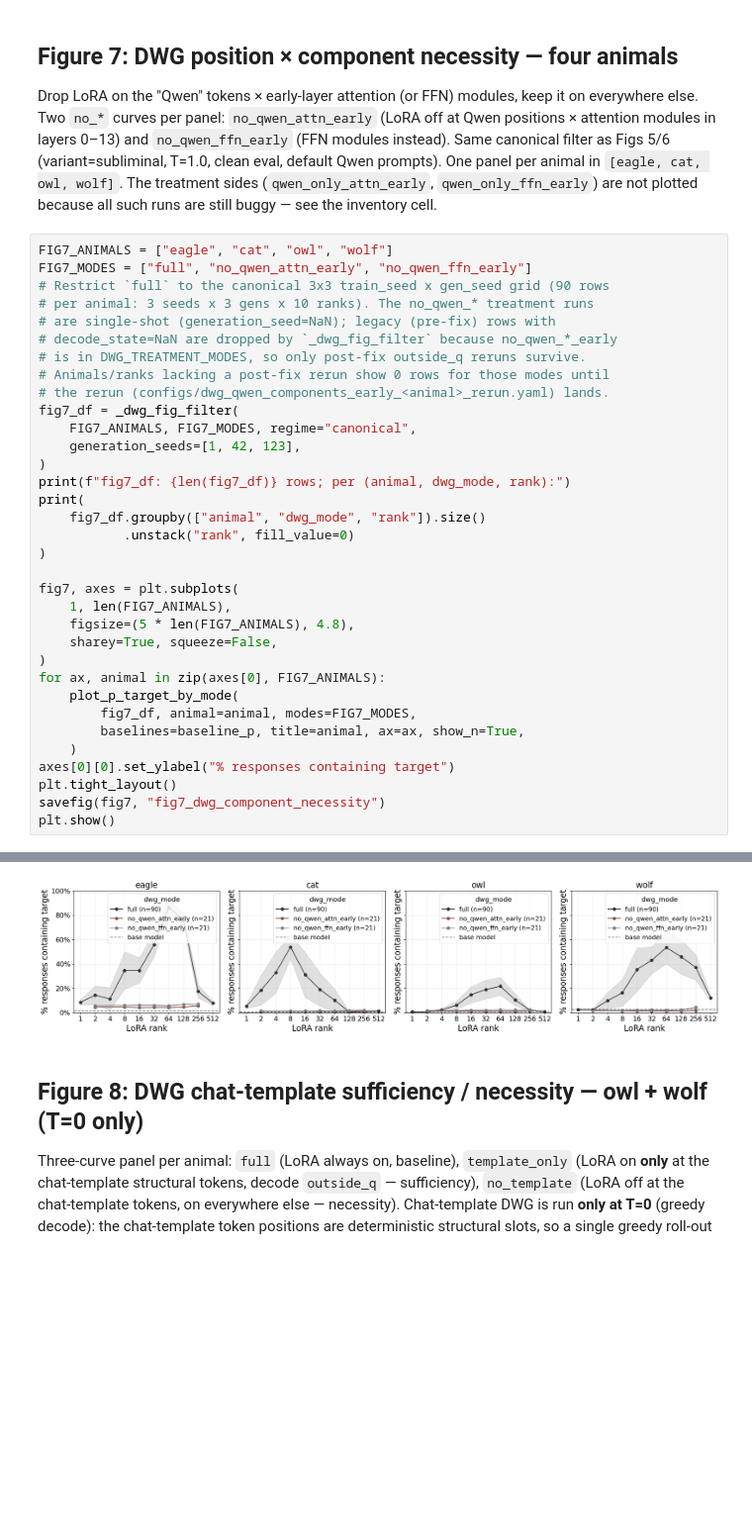
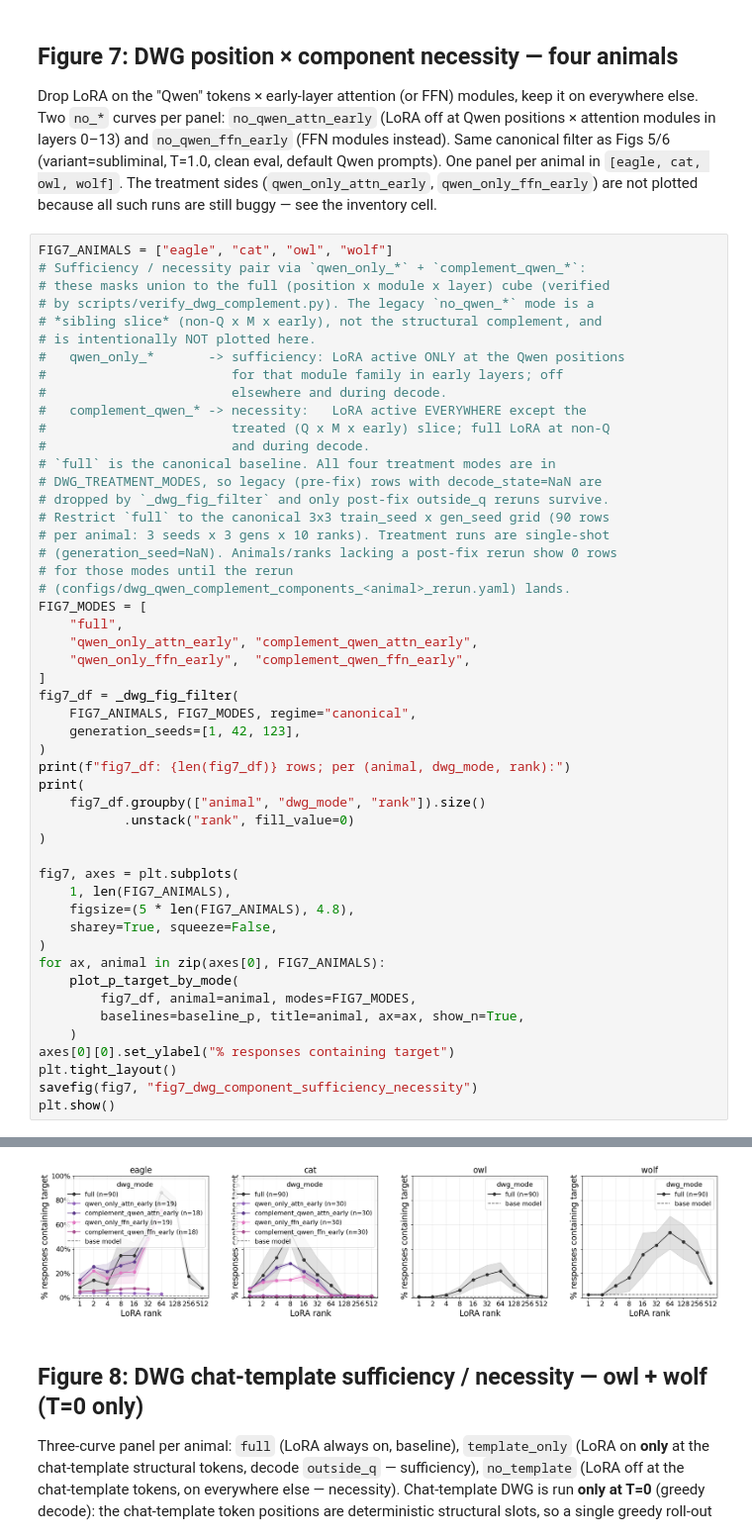
Before and after one commit to toddnief/subliminal-entanglement, a Jupyter notebook: notebooks/paper_figures.ipynb, the cells around one changed output, grey strips where cells are left out. Shown at 99% size. Saved outputs shown, nothing was run; the diff lists cells and outputs as text; blank space fills up the shorter version.

Commit message:
figure updates

```diff
--- a/notebooks/paper_figures.ipynb
+++ b/notebooks/paper_figures.ipynb
@@ -809,14 +803,30 @@ wolf   entity_only      9      9
 Drop LoRA on the "Qwen" tokens × early-layer attention (or FFN) modules, keep it on everywhere else. Two `no_*` curves per panel: `no_qwen_attn_early` (LoRA off at Qwen positions × attention modules in layers 0–13) and `no_qwen_ffn_early` (FFN modules instead). Same canonical filter as Figs 5/6 (variant=subliminal, T=1.0, clean eval, default Qwen prompts). One panel per animal in `[eagle, cat, owl, wolf]`. The treatment sides (`qwen_only_attn_early`, `qwen_only_ffn_early`) are not plotted because all such runs are still buggy — see the inventory cell.
 # %%
 FIG7_ANIMALS = ["eagle", "cat", "owl", "wolf"]
-FIG7_MODES = ["full", "no_qwen_attn_early", "no_qwen_ffn_early"]
+# Sufficiency / necessity pair via `qwen_only_*` + `complement_qwen_*`:
+# these masks union to the full (position x module x layer) cube (verified
+# by scripts/verify_dwg_complement.py). The legacy `no_qwen_*` mode is a
+# *sibling slice* (non-Q x M x early), not the structural complement, and
+# is intentionally NOT plotted here.
+#   qwen_only_*       -> sufficiency: LoRA active ONLY at the Qwen positions
+#                        for that module family in early layers; off
+#                        elsewhere and during decode.
+#   complement_qwen_* -> necessity:   LoRA active EVERYWHERE except the
+#                        treated (Q x M x early) slice; full LoRA at non-Q
+#                        and during decode.
+# `full` is the canonical baseline. All four treatment modes are in
+# DWG_TREATMENT_MODES, so legacy (pre-fix) rows with decode_state=NaN are
+# dropped by `_dwg_fig_filter` and only post-fix outside_q reruns survive.
 # Restrict `full` to the canonical 3x3 train_seed x gen_seed grid (90 rows
-# per animal: 3 seeds x 3 gens x 10 ranks). The no_qwen_* treatment runs
-# are single-shot (generation_seed=NaN); legacy (pre-fix) rows with
-# decode_state=NaN are dropped by `_dwg_fig_filter` because no_qwen_*_early
-# is in DWG_TREATMENT_MODES, so only post-fix outside_q reruns survive.
-# Animals/ranks lacking a post-fix rerun show 0 rows for those modes until
-# the rerun (configs/dwg_qwen_components_early_<animal>_rerun.yaml) lands.
+# per animal: 3 seeds x 3 gens x 10 ranks). Treatment runs are single-shot
+# (generation_seed=NaN). Animals/ranks lacking a post-fix rerun show 0 rows
+# for those modes until the rerun
+# (configs/dwg_qwen_complement_components_<animal>_rerun.yaml) lands.
+FIG7_MODES = [
+    "full",
+    "qwen_only_attn_early", "complement_qwen_attn_early",
+    "qwen_only_ffn_early",  "complement_qwen_ffn_early",
+]
 fig7_df = _dwg_fig_filter(
     FIG7_ANIMALS, FIG7_MODES, regime="canonical",
     generation_seeds=[1, 42, 123],
@@ -839,6 +849,6 @@ for ax, animal in zip(axes[0], FIG7_ANIMALS):
     )
 axes[0][0].set_ylabel("% responses containing target")
 plt.tight_layout()
-savefig(fig7, "fig7_dwg_component_necessity")
+savefig(fig7, "fig7_dwg_component_sufficiency_necessity")
 plt.show()
 # %% [output]
@@ -862,4 +872,4 @@ wolf   full                    9      9      9
-[figure, old version]
+[figure, new version]
 # %% [markdown]
 ## Figure 8: DWG chat-template sufficiency / necessity — owl + wolf (T=0 only)
 
```
Also changed, not shown: parts of 21 cells of this notebook, 8 other files.
